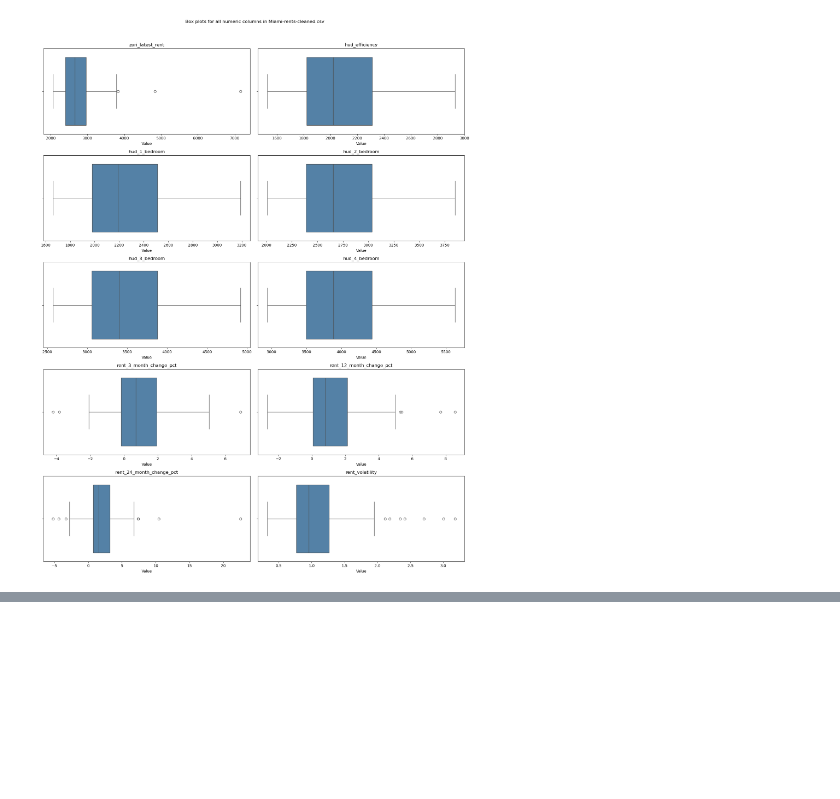
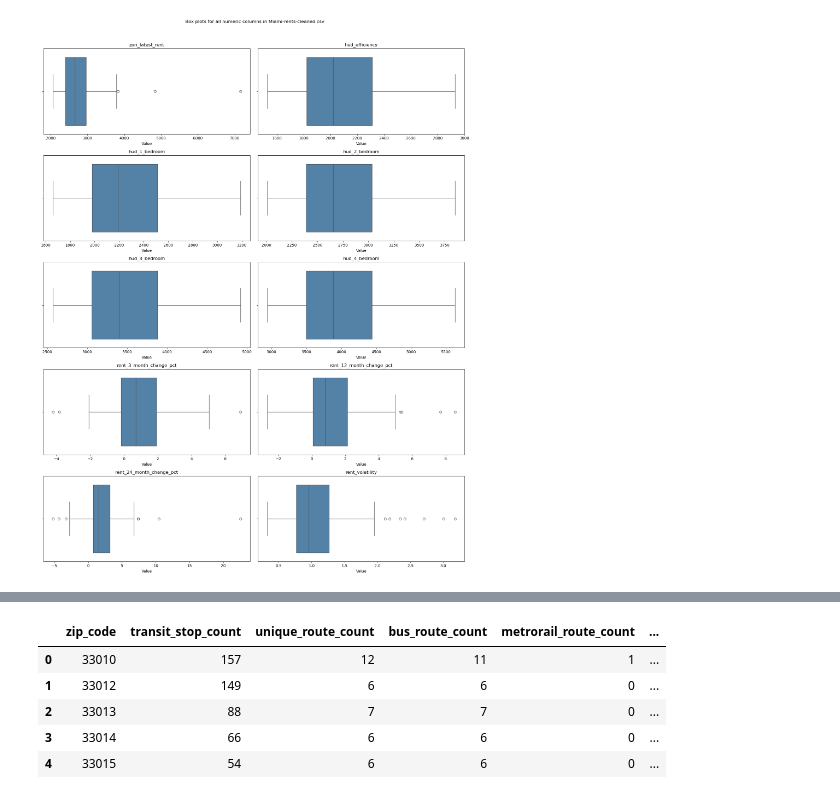
Before and after one commit to Break-Through-Tech/Flow-1B-responsible-ai-prototype-for-personalized-neighborhood-recommendations, a Jupyter notebook: notebooks/cleaning-new-data.ipynb, the cells around one changed output, grey strips where cells are left out. Cells and saved outputs as stored; diff of their text form; code cells hidden in the pictures; blank space fills up the shorter version.

```diff
--- a/notebooks/cleaning-new-data.ipynb
+++ b/notebooks/cleaning-new-data.ipynb
@@ -1150,0 +1299,23 @@ plt.show()
+# %%
+departure_columns = ["saturday_departures", "sunday_departures"]
+
+miami_transit[departure_columns] = (
+    miami_transit[departure_columns]
+    .fillna(miami_transit[departure_columns].median())
+    .round()
+    .astype("int64")
+)
+miami_transit[["saturday_departures", "sunday_departures"]] = (
+    miami_transit[["saturday_departures", "sunday_departures"]]
+    .round()
+    .astype("Int64")
+)
+
+miami_transit.head()
+# %% [output]
+|  | zip_code | transit_stop_count | unique_route_count | bus_route_count | metrorail_route_count | ... |
+| 0 | 33010 | 157 | 12 | 11 | 1 | ... |
+| 1 | 33012 | 149 | 6 | 6 | 0 | ... |
+| 2 | 33013 | 88 | 7 | 7 | 0 | ... |
+| 3 | 33014 | 66 | 6 | 6 | 0 | ... |
+| 4 | 33015 | 54 | 6 | 6 | 0 | ... |
```
Also changed, not shown: parts of 5 cells of this notebook, 3 other files.
